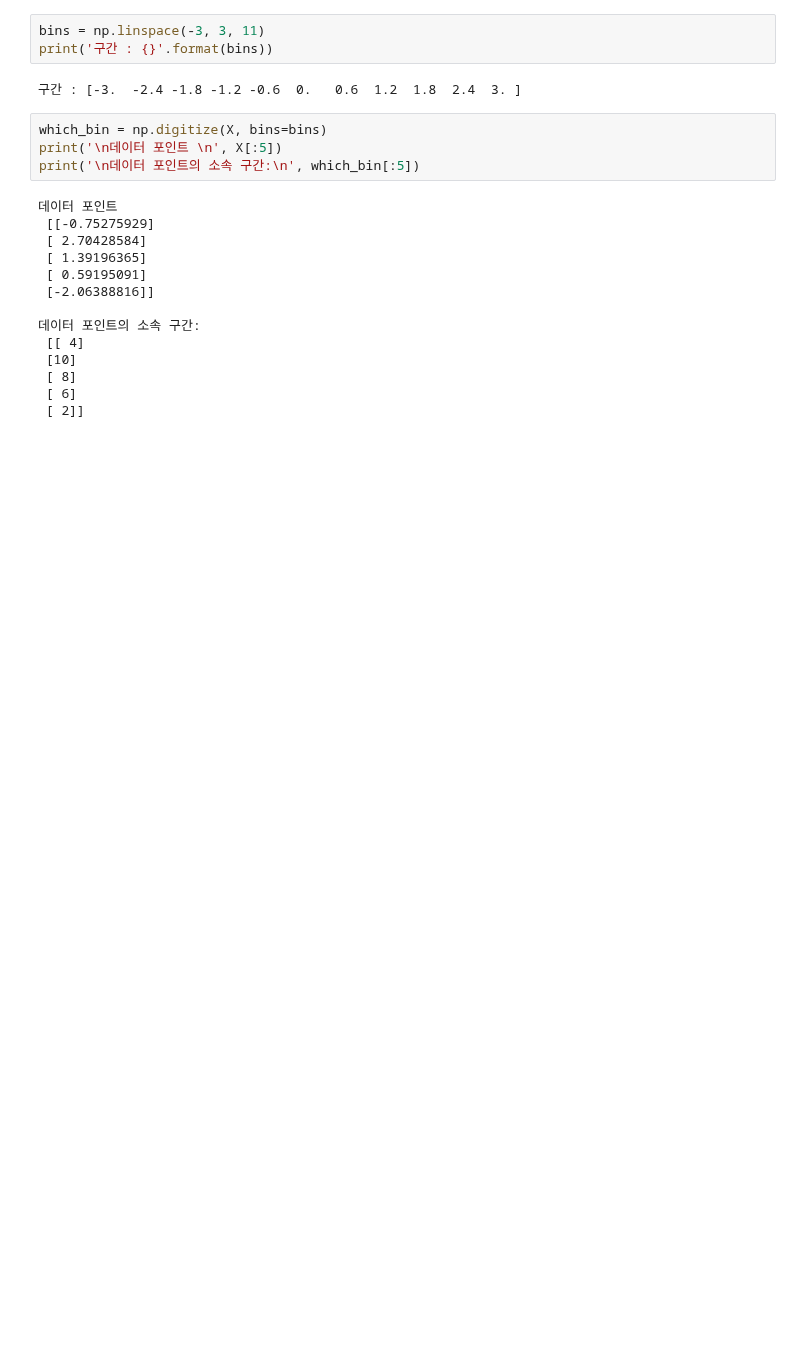
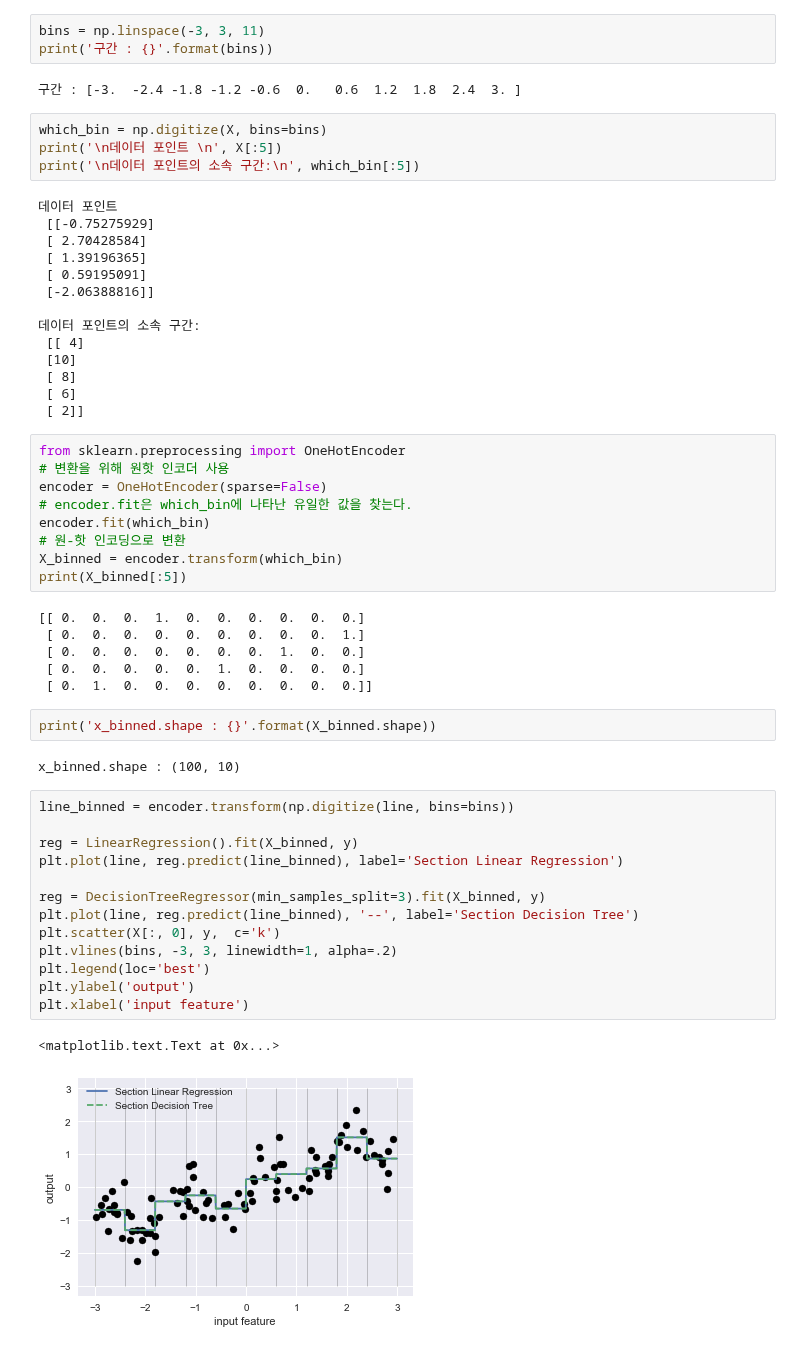
Before and after one commit to kjw1oo/SKLEARN, a Jupyter notebook: Feature_engineering.ipynb, the cells around one changed output. Cells and saved outputs as stored; diff of their text form; blank space fills up the shorter version.

```diff
--- a/Feature_engineering.ipynb
+++ b/Feature_engineering.ipynb
@@ -149,3 +151,38 @@ print('\n데이터 포인트의 소속 구간:\n', which_bin[:5])
  [ 8]
  [ 6]
  [ 2]]
+# %%
+from sklearn.preprocessing import OneHotEncoder
+# 변환을 위해 원핫 인코더 사용
+encoder = OneHotEncoder(sparse=False)
+# encoder.fit은 which_bin에 나타난 유일한 값을 찾는다.
+encoder.fit(which_bin)
+# 원-핫 인코딩으로 변환
+X_binned = encoder.transform(which_bin)
+print(X_binned[:5])
+# %% [output]
+[[ 0.  0.  0.  1.  0.  0.  0.  0.  0.  0.]
+ [ 0.  0.  0.  0.  0.  0.  0.  0.  0.  1.]
+ [ 0.  0.  0.  0.  0.  0.  0.  1.  0.  0.]
+ [ 0.  0.  0.  0.  0.  1.  0.  0.  0.  0.]
+ [ 0.  1.  0.  0.  0.  0.  0.  0.  0.  0.]]
+# %%
+print('x_binned.shape : {}'.format(X_binned.shape))
+# %% [output]
+x_binned.shape : (100, 10)
+# %%
+line_binned = encoder.transform(np.digitize(line, bins=bins))
+
+reg = LinearRegression().fit(X_binned, y)
+plt.plot(line, reg.predict(line_binned), label='Section Linear Regression')
+
+reg = DecisionTreeRegressor(min_samples_split=3).fit(X_binned, y)
+plt.plot(line, reg.predict(line_binned), '--', label='Section Decision Tree')
+plt.scatter(X[:, 0], y,  c='k')
+plt.vlines(bins, -3, 3, linewidth=1, alpha=.2)
+plt.legend(loc='best')
+plt.ylabel('output')
+plt.xlabel('input feature')
+# %% [output]
+<matplotlib.text.Text at 0x...>
+[figure, added]
```
Also changed, not shown: parts of 68 cells of this notebook.
